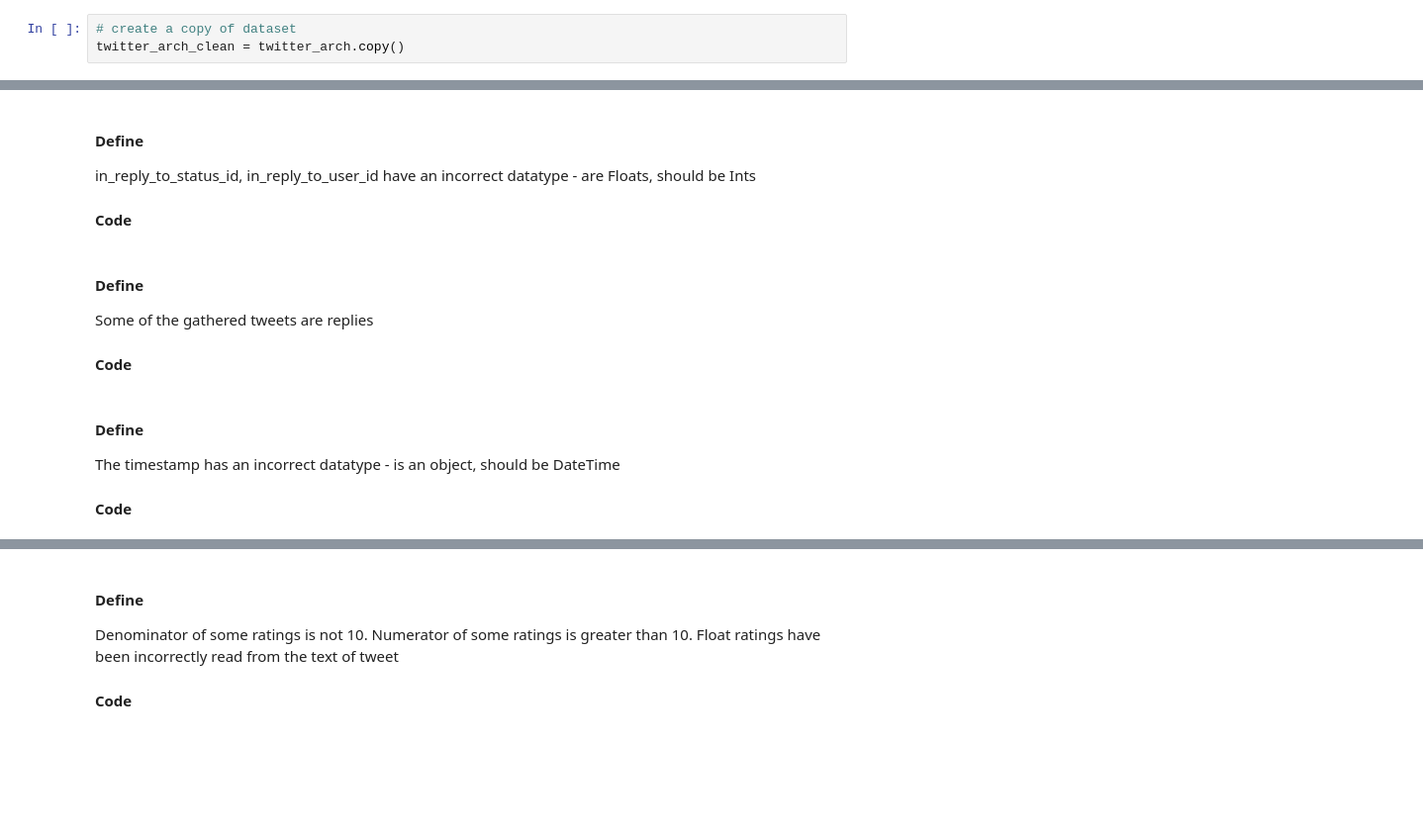
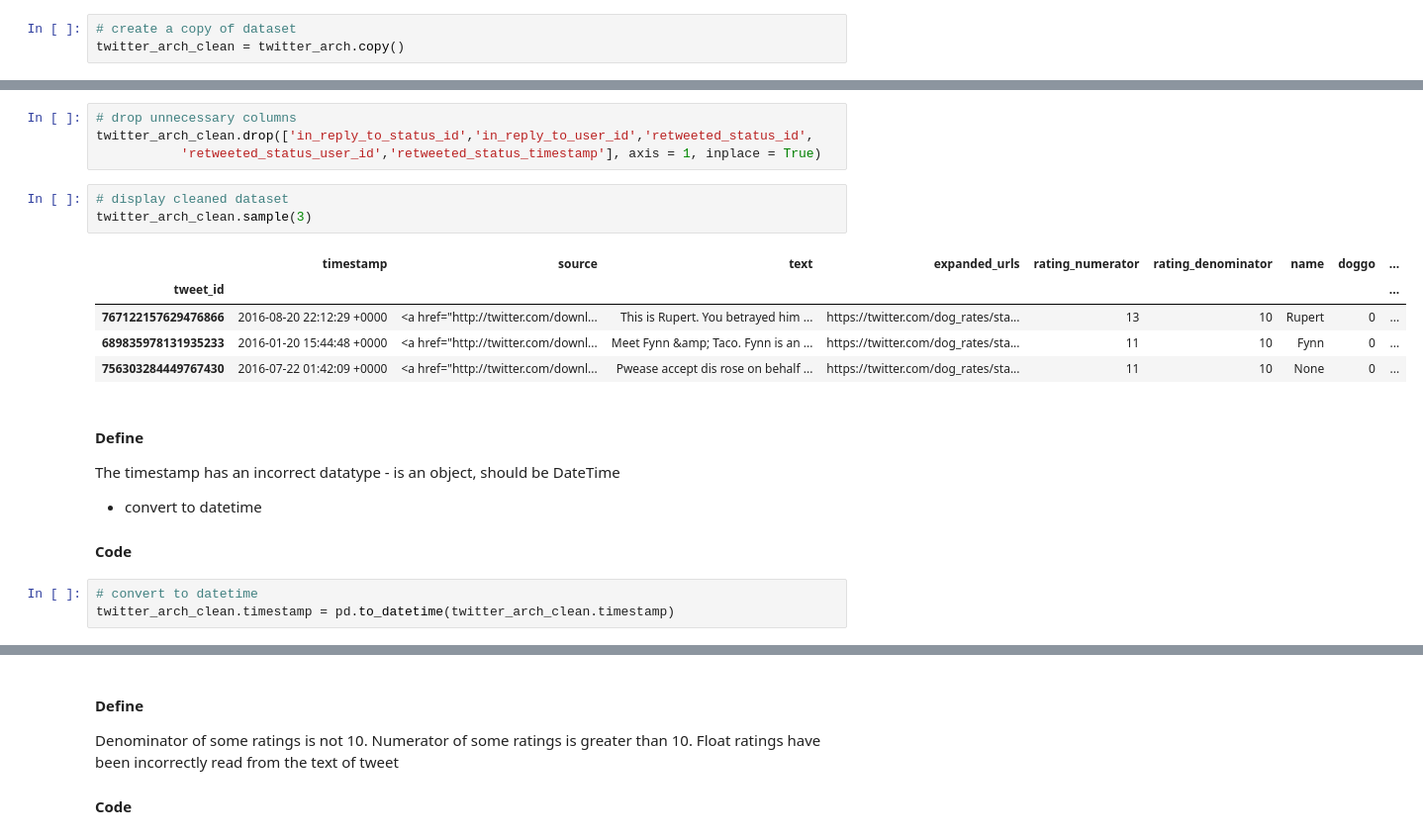
Before and after one commit to stembarb/DA--Wrangle-Analyze-WeRateDogs-Data, a Jupyter notebook: wrangle_act.ipynb, the cells around one changed output, grey strips where cells are left out. Shown: that part at 99% size. Drawn from its saved outputs; the diff is of its cells as text; blank space fills up the shorter version.

Commit message:
feat: Clean Twitter Archive Data Part I

```diff
--- a/wrangle_act.ipynb
+++ b/wrangle_act.ipynb
@@ -481,18 +497,23 @@ twitter_arch_clean.sample(3)
+# %%
+# drop unnecessary columns
+twitter_arch_clean.drop(['in_reply_to_status_id','in_reply_to_user_id','retweeted_status_id',
+           'retweeted_status_user_id','retweeted_status_timestamp'], axis = 1, inplace = True)
+# %%
+# display cleaned dataset
+twitter_arch_clean.sample(3)
+# %% [output]
+|  | timestamp | source | text | expanded_urls | rating_numerator | rating_denominator | name | doggo | ... |
+| tweet_id |  |  |  |  |  |  |  |  | ... |
+| 767122157629476866 | 2016-08-20 22:12:29 +0000 | <a href="http://twitter.com/downl... | This is Rupert. You betrayed him ... | https://twitter.com/dog_rates/sta... | 13 | 10 | Rupert | 0 | ... |
+| 689835978131935233 | 2016-01-20 15:44:48 +0000 | <a href="http://twitter.com/downl... | Meet Fynn &amp; Taco. Fynn is an ... | https://twitter.com/dog_rates/sta... | 11 | 10 | Fynn | 0 | ... |
+| 756303284449767430 | 2016-07-22 01:42:09 +0000 | <a href="http://twitter.com/downl... | Pwease accept dis rose on behalf ... | https://twitter.com/dog_rates/sta... | 11 | 10 | None | 0 | ... |
 # %% [markdown]
 #### Define
 
-in_reply_to_status_id, in_reply_to_user_id have an incorrect datatype - are Floats, should be Ints
+The timestamp has an incorrect datatype - is an object, should be DateTime
+* convert to datetime
 
 #### Code
-# %% [markdown]
-#### Define
-
-Some of the gathered tweets are replies
-
-#### Code
-# %% [markdown]
-#### Define
-
-The timestamp has an incorrect datatype - is an object, should be DateTime
-
-#### Code
+# %%
+# convert to datetime
+twitter_arch_clean.timestamp = pd.to_datetime(twitter_arch_clean.timestamp)
```
Also changed, not shown: parts of 14 cells of this notebook.
